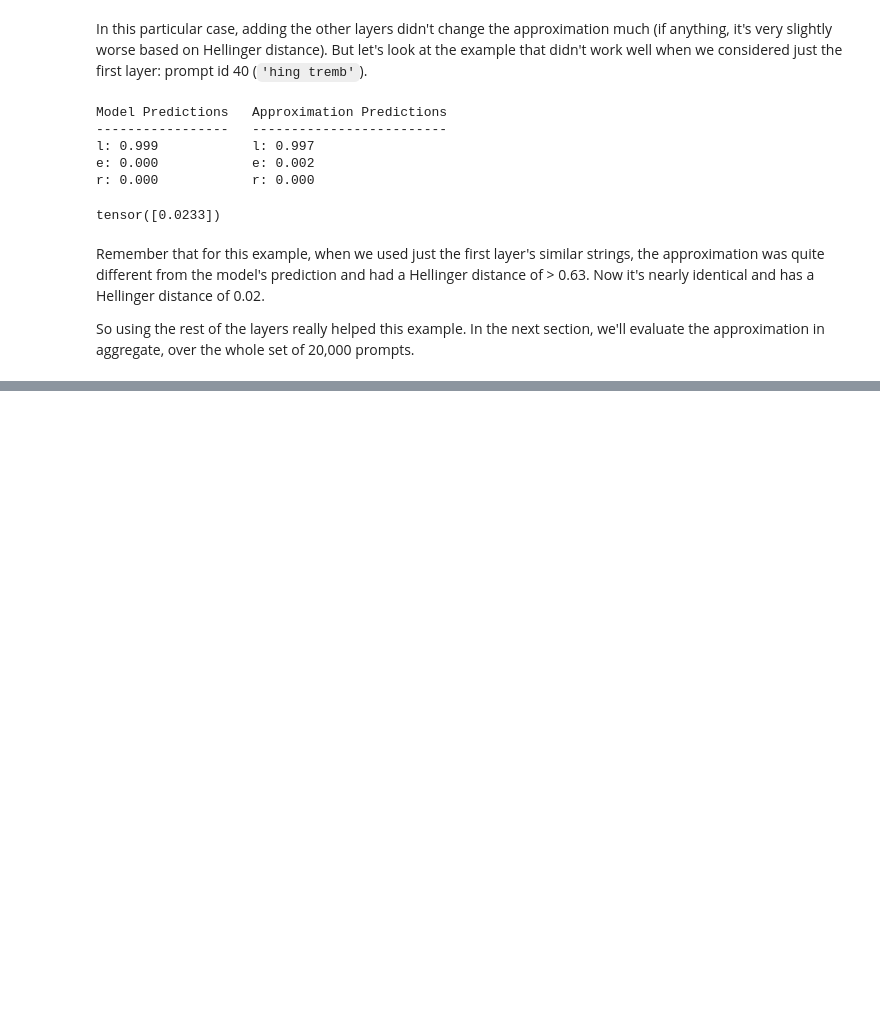
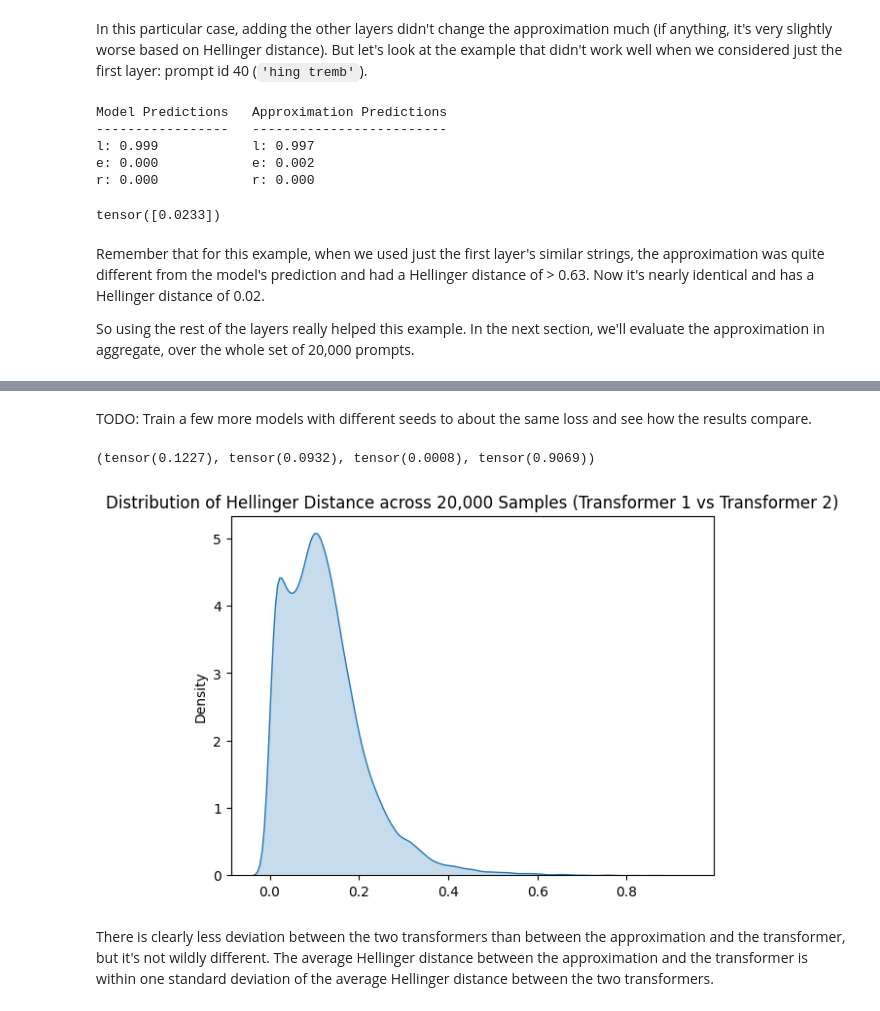
Before and after one commit to spather/transformer-experiments, a Jupyter notebook: nbs/blog_posts/block_internals.ipynb, the cells around one changed output, grey strips where cells are left out. Drawn from its saved outputs; the diff is of its cells as text; code cells hidden in the pictures; blank space fills up the shorter version.

```diff
--- a/nbs/blog_posts/block_internals.ipynb
+++ b/nbs/blog_posts/block_internals.ipynb
@@ -1443,0 +1543,27 @@ So using the rest of the layers really helped this example. In the next section,
+# %% [markdown]
+TODO: Train a few more models with different seeds to about the same loss and see how the results compare.
+# %%
+m_alt, _ = create_model_and_tokenizer(
+    saved_model_filename=environment.code_root / 'nbs/artifacts/shakespeare-20231109.pt',
+    dataset=ts,
+    device=device,
+)
+
+logits_alt, _ = m_alt(tokens)
+logits_alt = LogitsWrapper(logits_alt.detach(), tokenizer)
+model_probs_alt = logits_alt.probs()
+model_probs_alt = model_probs_alt[:, -1, :] # We're only interested in the last token
+# %%
+h_alt = hellinger_distance(model_probs, model_probs_alt)
+# %%
+h_alt.mean(), h_alt.std(), h_alt.min(), h_alt.max()
+# %% [output]
+(tensor(0.1227), tensor(0.0932), tensor(0.0008), tensor(0.9069))
+# %%
+sns.kdeplot(h_alt.numpy(), fill=True)
+plt.title("Distribution of Hellinger Distance across 20,000 Samples (Transformer 1 vs Transformer 2)")
+plt.show()
+# %% [output]
+[figure, added]
+# %% [markdown]
+There is clearly less deviation between the two transformers than between the approximation and the transformer, but it's not wildly different. The average Hellinger distance between the approximation and the transformer is within one standard deviation of the average Hellinger distance between the two transformers.
```
Also changed, not shown: parts of 20 cells of this notebook.
